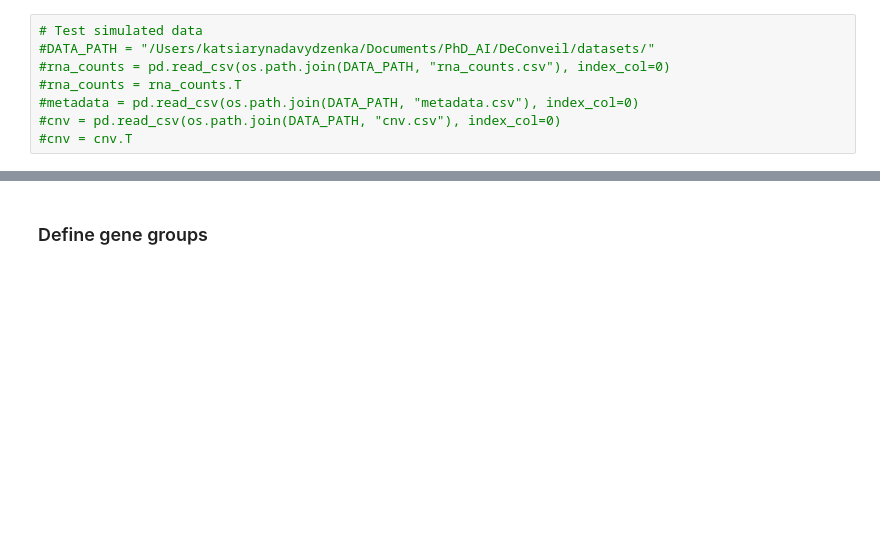
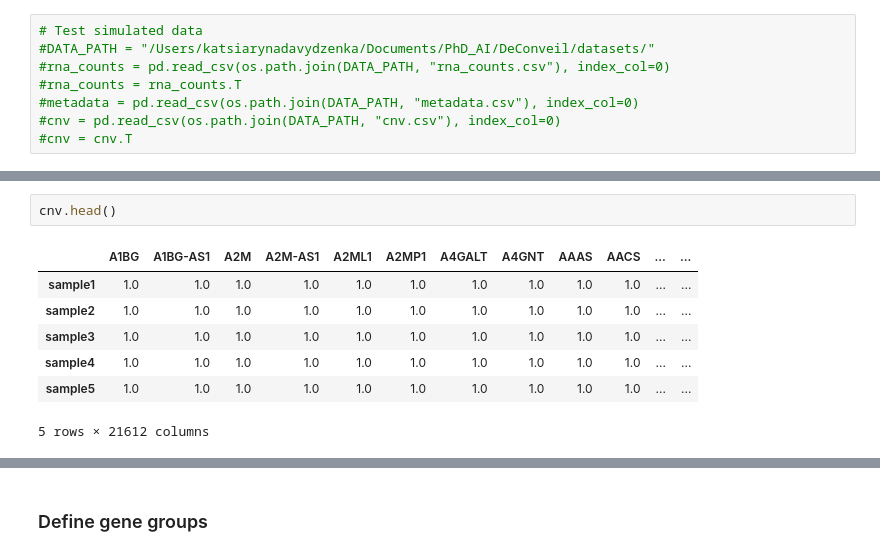
Before and after one commit to kdavydzenka/DeConveil, a Jupyter notebook: test_deconveil.ipynb, the cells around one changed output, grey strips where cells are left out. Drawn from its saved outputs; the diff is of its cells as text; blank space fills up the shorter version.

```diff
--- a/test_deconveil.ipynb
+++ b/test_deconveil.ipynb
@@ -153 +180,11 @@ def run_deconveil(rna_counts, metadata, cnv, output_path, design_factors="condit
+# %%
+cnv.head()
+# %% [output]
+|  | A1BG | A1BG-AS1 | A2M | A2M-AS1 | A2ML1 | A2MP1 | A4GALT | A4GNT | AAAS | AACS | ... | ... |
+| sample1 | 1.0 | 1.0 | 1.0 | 1.0 | 1.0 | 1.0 | 1.0 | 1.0 | 1.0 | 1.0 | ... | ... |
+| sample2 | 1.0 | 1.0 | 1.0 | 1.0 | 1.0 | 1.0 | 1.0 | 1.0 | 1.0 | 1.0 | ... | ... |
+| sample3 | 1.0 | 1.0 | 1.0 | 1.0 | 1.0 | 1.0 | 1.0 | 1.0 | 1.0 | 1.0 | ... | ... |
+| sample4 | 1.0 | 1.0 | 1.0 | 1.0 | 1.0 | 1.0 | 1.0 | 1.0 | 1.0 | 1.0 | ... | ... |
+| sample5 | 1.0 | 1.0 | 1.0 | 1.0 | 1.0 | 1.0 | 1.0 | 1.0 | 1.0 | 1.0 | ... | ... |
+5 rows × 21612 columns
 # %%
```
Also changed, not shown: parts of 5 cells of this notebook, 1 other file.
